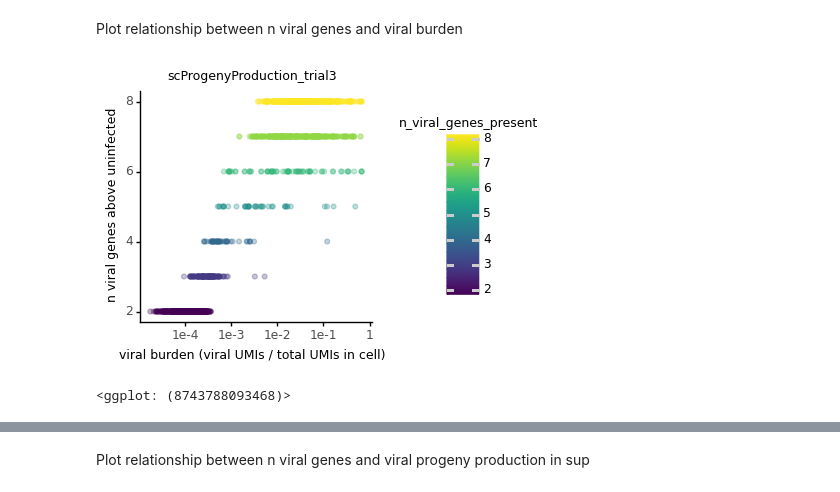
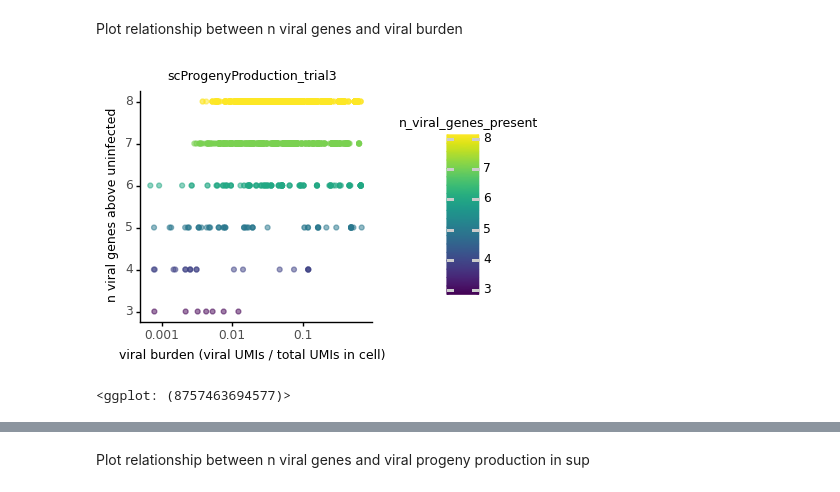
Before and after one commit to jbloomlab/barcoded_flu_pdmH1N1, a Jupyter notebook: scProgenyProduction_analysis.py.ipynb, the cells around one changed output, grey strips where cells are left out. Saved outputs shown, nothing was run; the diff lists cells and outputs as text; code cells hidden in the pictures.

```diff
--- a/scProgenyProduction_analysis.py.ipynb
+++ b/scProgenyProduction_analysis.py.ipynb
@@ -1601,21 +1568,21 @@ display(fig)
 # %% [markdown]
 Plot relationship between n viral genes and viral burden
 # %%
-fig = (p9.ggplot(viral_bc_freqs.query('top_viral_bc == True'),
+fig = (p9.ggplot(viral_bc_freqs.query('infected == True'),
                  p9.aes(x='frac_viral_UMIs',
                         y='n_viral_genes_present',
                         color='n_viral_genes_present')) +
        p9.geom_point(alpha=0.3) +
        p9.ggtitle(f'{expt}') +
        p9.scale_x_log10() +
        p9.labs(x='viral burden (viral UMIs / total UMIs in cell)',
                y='n viral genes above uninfected') +
        p9.theme(figure_size=(3, 3),
                 plot_title=p9.element_text(size=9),
                 axis_title=p9.element_text(size=9),
                 legend_title=p9.element_text(size=9),
                 legend_title_align='center'))
 display(fig)
 # %% [output]
-[figure, old version]
+[figure, new version]
-<ggplot: (8743788093468)>
+<ggplot: (8757463694577)>
```
Also changed, not shown: parts of 48 cells of this notebook.
